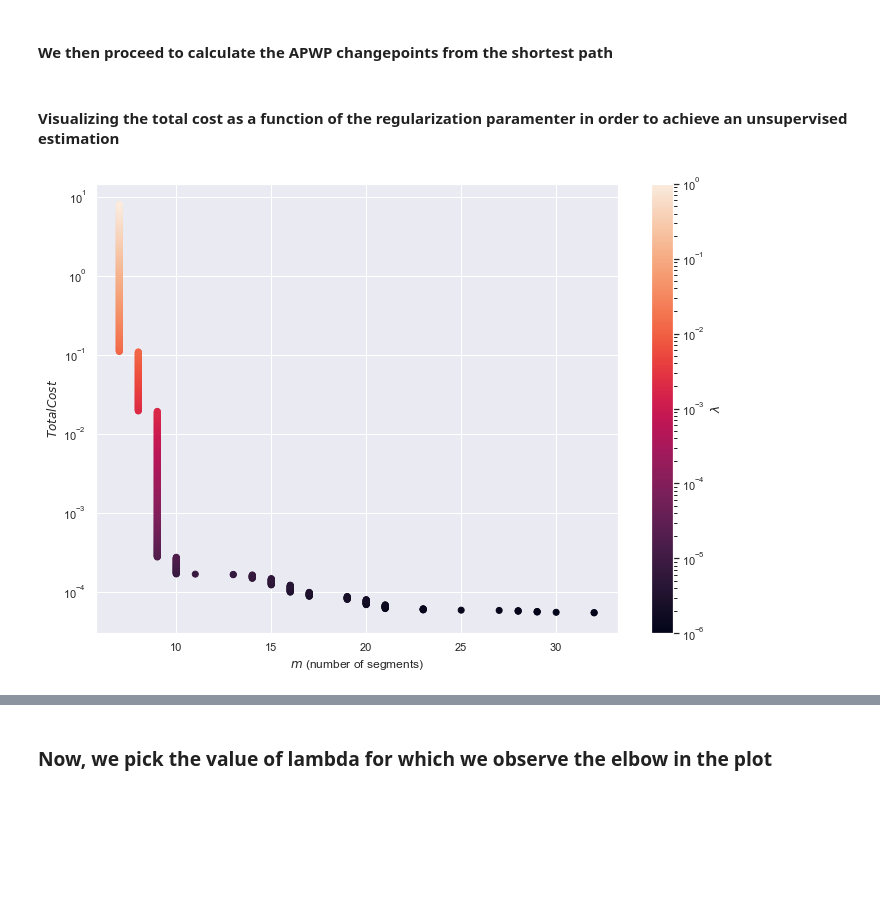
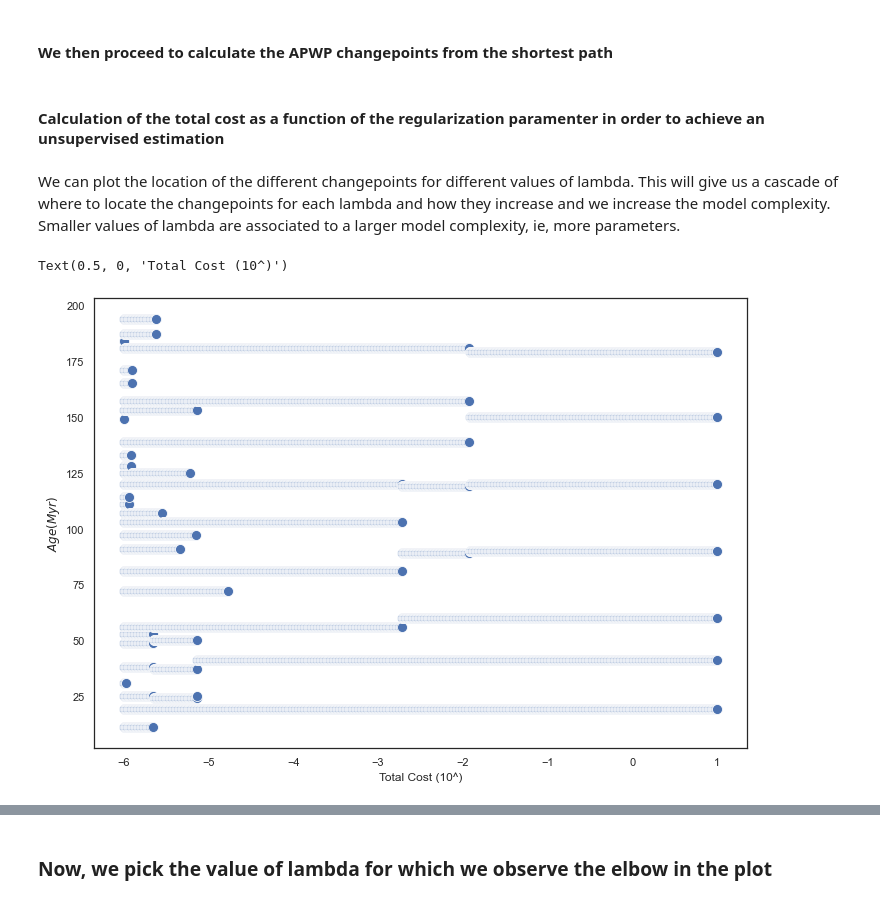
Before and after one commit to LenGallo/PEPy, a Jupyter notebook: APWP.ipynb, the cells around one changed output, grey strips where cells are left out. Drawn from its saved outputs; the diff is of its cells as text; code cells hidden in the pictures; blank space fills up the shorter version.

Commit message:
added cascade and elbow update

```diff
--- a/APWP.ipynb
+++ b/APWP.ipynb
@@ -251,4 +251,4 @@ def get_changepoints(Adj_matrix, reg = 0.0001):
 
     return list(reversed(res)), dist_matrix
 # %% [markdown]
-#### Visualizing the total cost as a function of the regularization paramenter in order to achieve an unsupervised estimation
+#### Calculation of the total cost as a function of the regularization paramenter in order to achieve an unsupervised estimation
@@ -271,15 +255,38 @@ for lamb in all_lamb:
-# %%
-from matplotlib.colors import LogNorm
-
-fig = plt.figure()
-ax = fig.add_subplot(1, 1, 1)
-plt.scatter(all_nsegments,all_cost,c=all_lamb, norm=LogNorm())
-plt.ylabel('$Total Cost$', size = 12)
-plt.xlabel('$m$ (number of segments)', size = 12)
-
-plt.yscale('log')
-plt.colorbar(label = '$\lambda$')
-
-plt.show()
-# %% [output]
-[figure, removed]
+# %%
+N_lamb = 1000
+all_lamb_log = np.linspace(-6, 1, N_lamb)
+all_lamb = 10 ** all_lamb_log
+
+Tree = np.full((N, N_lamb), 0)
+Tree_lamb = []
+Tree_age = []
+
+all_cost, all_nsegments = [], []
+
+for i, lamb in enumerate(all_lamb):
+
+    changepoints, dist_matrix = get_changepoints(Adj_matrix, reg=lamb)
+
+    for x in changepoints:
+        Tree[x, i] = 1
+        Tree_lamb.append(np.log10(lamb))
+        Tree_age.append(apwp_df.i[x])
+
+    loss_reg = lamb * (len(changepoints)+1)
+    loss = dist_matrix[0,-1]
+    loss1 = loss - loss_reg
+
+    all_nsegments.append(len(changepoints)+1)
+    all_cost.append(loss1)
+# %% [markdown]
+We can plot the location of the different changepoints for different values of lambda. This will give us a cascade of where to locate the changepoints for each lambda and how they increase and we increase the model complexity. Smaller values of lambda are associated to a larger model complexity, ie, more parameters.
+# %%
+sns.set_style("white")
+
+sns.scatterplot(x=Tree_lamb, y=Tree_age, s=100, alpha=1)
+
+plt.ylabel('$Age (Myr)$', size = 12)
+plt.xlabel('Total Cost (10^)', size = 12)
+# %% [output]
+Text(0.5, 0, 'Total Cost (10^)')
+[figure, added]
```
Also changed, not shown: parts of 4 cells of this notebook, 1 other file.
